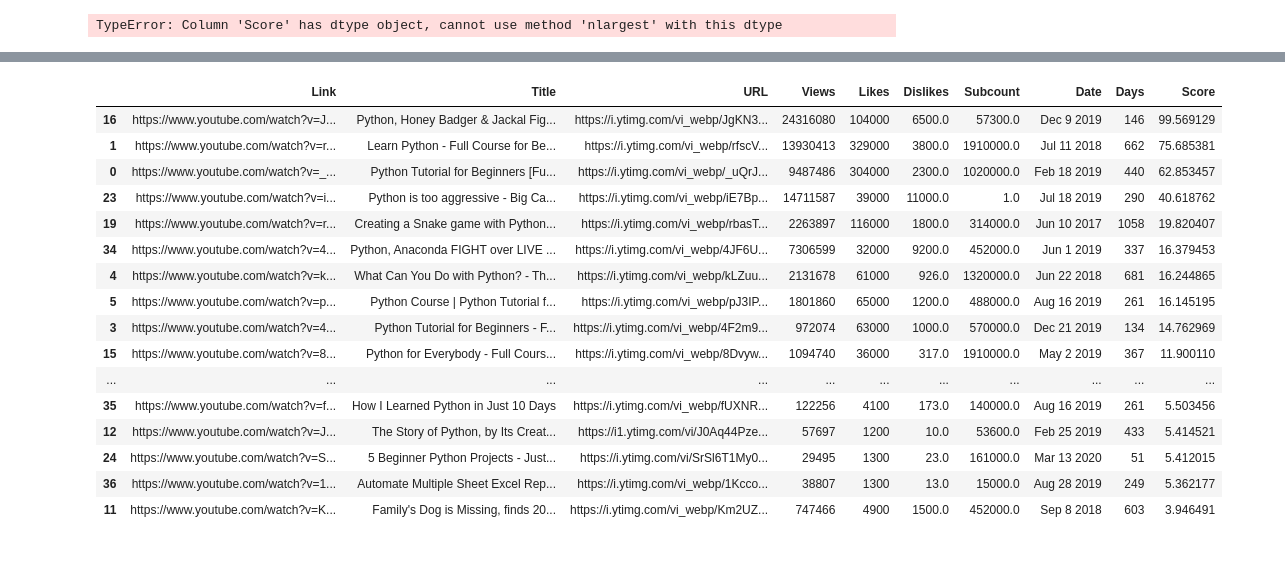
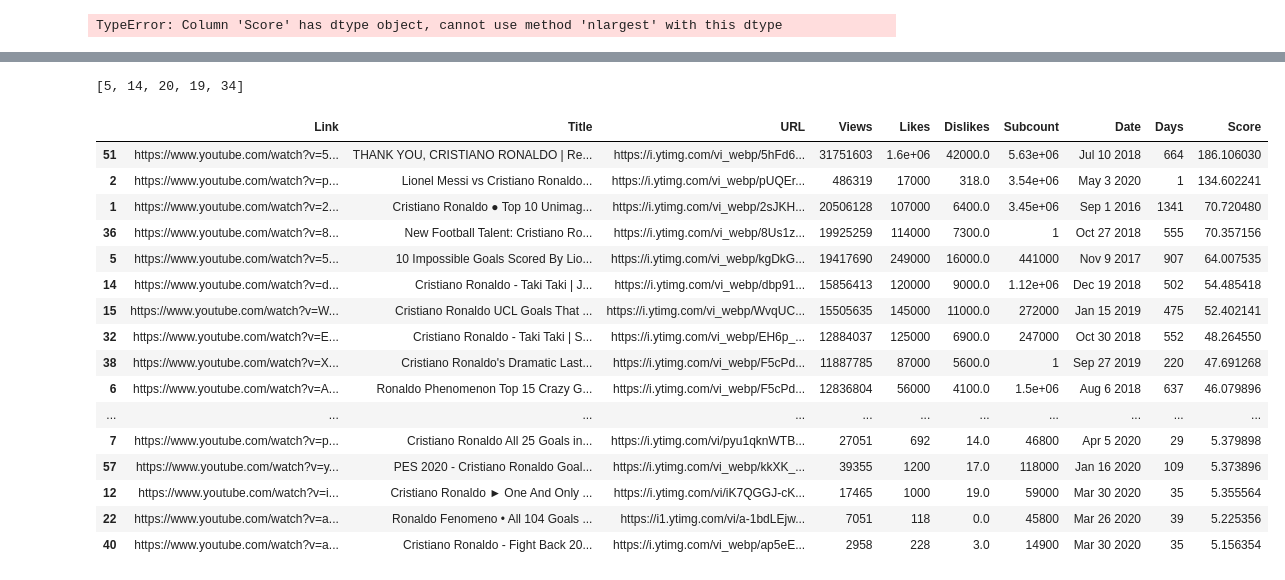
Before and after one commit to YouTubeScraper/Top-Videos, a Jupyter notebook: yt.ipynb, the cells around one changed output, grey strips where cells are left out. Cells and saved outputs as stored; diff of their text form; code cells hidden in the pictures.

```diff
--- a/yt.ipynb
+++ b/yt.ipynb
@@ -626,23 +626,35 @@ https://www.youtube.com/watch?v=rfscVS0vtbw:  75.69
-# %%
-df1
-# %% [output]
-|  | Link | Title | URL | Views | Likes | Dislikes | Subcount | Date | Days | Score |
-| 16 | https://www.youtube.com/watch?v=J... | Python, Honey Badger & Jackal Fig... | https://i.ytimg.com/vi_webp/JgKN3... | 24316080 | 104000 | 6500.0 | 57300.0 | Dec 9 2019 | 146 | 99.569129 |
-| 1 | https://www.youtube.com/watch?v=r... | Learn Python - Full Course for Be... | https://i.ytimg.com/vi_webp/rfscV... | 13930413 | 329000 | 3800.0 | 1910000.0 | Jul 11 2018 | 662 | 75.685381 |
-| 0 | https://www.youtube.com/watch?v=_... | Python Tutorial for Beginners [Fu... | https://i.ytimg.com/vi_webp/_uQrJ... | 9487486 | 304000 | 2300.0 | 1020000.0 | Feb 18 2019 | 440 | 62.853457 |
-| 23 | https://www.youtube.com/watch?v=i... | Python is too aggressive - Big Ca... | https://i.ytimg.com/vi_webp/iE7Bp... | 14711587 | 39000 | 11000.0 | 1.0 | Jul 18 2019 | 290 | 40.618762 |
-| 19 | https://www.youtube.com/watch?v=r... | Creating a Snake game with Python... | https://i.ytimg.com/vi_webp/rbasT... | 2263897 | 116000 | 1800.0 | 314000.0 | Jun 10 2017 | 1058 | 19.820407 |
-| 34 | https://www.youtube.com/watch?v=4... | Python, Anaconda FIGHT over LIVE ... | https://i.ytimg.com/vi_webp/4JF6U... | 7306599 | 32000 | 9200.0 | 452000.0 | Jun 1 2019 | 337 | 16.379453 |
-| 4 | https://www.youtube.com/watch?v=k... | What Can You Do with Python? - Th... | https://i.ytimg.com/vi_webp/kLZuu... | 2131678 | 61000 | 926.0 | 1320000.0 | Jun 22 2018 | 681 | 16.244865 |
-| 5 | https://www.youtube.com/watch?v=p... | Python Course | Python Tutorial f... | https://i.ytimg.com/vi_webp/pJ3IP... | 1801860 | 65000 | 1200.0 | 488000.0 | Aug 16 2019 | 261 | 16.145195 |
-| 3 | https://www.youtube.com/watch?v=4... | Python Tutorial for Beginners - F... | https://i.ytimg.com/vi_webp/4F2m9... | 972074 | 63000 | 1000.0 | 570000.0 | Dec 21 2019 | 134 | 14.762969 |
-| 15 | https://www.youtube.com/watch?v=8... | Python for Everybody - Full Cours... | https://i.ytimg.com/vi_webp/8Dvyw... | 1094740 | 36000 | 317.0 | 1910000.0 | May 2 2019 | 367 | 11.900110 |
-| ... | ... | ... | ... | ... | ... | ... | ... | ... | ... | ... |
-| 35 | https://www.youtube.com/watch?v=f... | How I Learned Python in Just 10 Days | https://i.ytimg.com/vi_webp/fUXNR... | 122256 | 4100 | 173.0 | 140000.0 | Aug 16 2019 | 261 | 5.503456 |
-| 12 | https://www.youtube.com/watch?v=J... | The Story of Python, by Its Creat... | https://i1.ytimg.com/vi/J0Aq44Pze... | 57697 | 1200 | 10.0 | 53600.0 | Feb 25 2019 | 433 | 5.414521 |
-| 24 | https://www.youtube.com/watch?v=S... | 5 Beginner Python Projects - Just... | https://i.ytimg.com/vi/SrSl6T1My0... | 29495 | 1300 | 23.0 | 161000.0 | Mar 13 2020 | 51 | 5.412015 |
-| 36 | https://www.youtube.com/watch?v=1... | Automate Multiple Sheet Excel Rep... | https://i.ytimg.com/vi_webp/1Kcco... | 38807 | 1300 | 13.0 | 15000.0 | Aug 28 2019 | 249 | 5.362177 |
-| 11 | https://www.youtube.com/watch?v=K... | Family's Dog is Missing, finds 20... | https://i.ytimg.com/vi_webp/Km2UZ... | 747466 | 4900 | 1500.0 | 452000.0 | Sep 8 2018 | 603 | 3.946491 |
+# %%
+df1
+df_likes = df1.sort_values(by='Likes',ascending=0)
+df_l = df_likes.head()
+list1 = []
+#This part
+for row in df_l.index:
+    list1.append(row)
+df1
+print(list1)
+# %% [output]
+[5, 14, 20, 19, 34]
+# %%
+df1.sort_values(by='Score',ascending=0)
+# %% [output]
+|  | Link | Title | URL | Views | Likes | Dislikes | Subcount | Date | Days | Score |
+| 51 | https://www.youtube.com/watch?v=5... | THANK YOU, CRISTIANO RONALDO | Re... | https://i.ytimg.com/vi_webp/5hFd6... | 31751603 | 1.6e+06 | 42000.0 | 5.63e+06 | Jul 10 2018 | 664 | 186.106030 |
+| 2 | https://www.youtube.com/watch?v=p... | Lionel Messi vs Cristiano Ronaldo... | https://i.ytimg.com/vi_webp/pUQEr... | 486319 | 17000 | 318.0 | 3.54e+06 | May 3 2020 | 1 | 134.602241 |
+| 1 | https://www.youtube.com/watch?v=2... | Cristiano Ronaldo ● Top 10 Unimag... | https://i.ytimg.com/vi_webp/2sJKH... | 20506128 | 107000 | 6400.0 | 3.45e+06 | Sep 1 2016 | 1341 | 70.720480 |
+| 36 | https://www.youtube.com/watch?v=8... | New Football Talent: Cristiano Ro... | https://i.ytimg.com/vi_webp/8Us1z... | 19925259 | 114000 | 7300.0 | 1 | Oct 27 2018 | 555 | 70.357156 |
+| 5 | https://www.youtube.com/watch?v=5... | 10 Impossible Goals Scored By Lio... | https://i.ytimg.com/vi_webp/kgDkG... | 19417690 | 249000 | 16000.0 | 441000 | Nov 9 2017 | 907 | 64.007535 |
+| 14 | https://www.youtube.com/watch?v=d... | Cristiano Ronaldo - Taki Taki | J... | https://i.ytimg.com/vi_webp/dbp91... | 15856413 | 120000 | 9000.0 | 1.12e+06 | Dec 19 2018 | 502 | 54.485418 |
+| 15 | https://www.youtube.com/watch?v=W... | Cristiano Ronaldo UCL Goals That ... | https://i.ytimg.com/vi_webp/WvqUC... | 15505635 | 145000 | 11000.0 | 272000 | Jan 15 2019 | 475 | 52.402141 |
+| 32 | https://www.youtube.com/watch?v=E... | Cristiano Ronaldo - Taki Taki | S... | https://i.ytimg.com/vi_webp/EH6p_... | 12884037 | 125000 | 6900.0 | 247000 | Oct 30 2018 | 552 | 48.264550 |
+| 38 | https://www.youtube.com/watch?v=X... | Cristiano Ronaldo's Dramatic Last... | https://i.ytimg.com/vi_webp/F5cPd... | 11887785 | 87000 | 5600.0 | 1 | Sep 27 2019 | 220 | 47.691268 |
+| 6 | https://www.youtube.com/watch?v=A... | Ronaldo Phenomenon Top 15 Crazy G... | https://i.ytimg.com/vi_webp/F5cPd... | 12836804 | 56000 | 4100.0 | 1.5e+06 | Aug 6 2018 | 637 | 46.079896 |
+| ... | ... | ... | ... | ... | ... | ... | ... | ... | ... | ... |
+| 7 | https://www.youtube.com/watch?v=p... | Cristiano Ronaldo All 25 Goals in... | https://i.ytimg.com/vi/pyu1qknWTB... | 27051 | 692 | 14.0 | 46800 | Apr 5 2020 | 29 | 5.379898 |
+| 57 | https://www.youtube.com/watch?v=y... | PES 2020 - Cristiano Ronaldo Goal... | https://i.ytimg.com/vi_webp/kkXK_... | 39355 | 1200 | 17.0 | 118000 | Jan 16 2020 | 109 | 5.373896 |
+| 12 | https://www.youtube.com/watch?v=i... | Cristiano Ronaldo ► One And Only ... | https://i.ytimg.com/vi/iK7QGGJ-cK... | 17465 | 1000 | 19.0 | 59000 | Mar 30 2020 | 35 | 5.355564 |
+| 22 | https://www.youtube.com/watch?v=a... | Ronaldo Fenomeno • All 104 Goals ... | https://i1.ytimg.com/vi/a-1bdLEjw... | 7051 | 118 | 0.0 | 45800 | Mar 26 2020 | 39 | 5.225356 |
+| 40 | https://www.youtube.com/watch?v=a... | Cristiano Ronaldo - Fight Back 20... | https://i.ytimg.com/vi_webp/ap5eE... | 2958 | 228 | 3.0 | 14900 | Mar 30 2020 | 35 | 5.156354 |
 # %%
 import plotly.graph_objects as go
 
```
Also changed, not shown: parts of 8 cells of this notebook.
